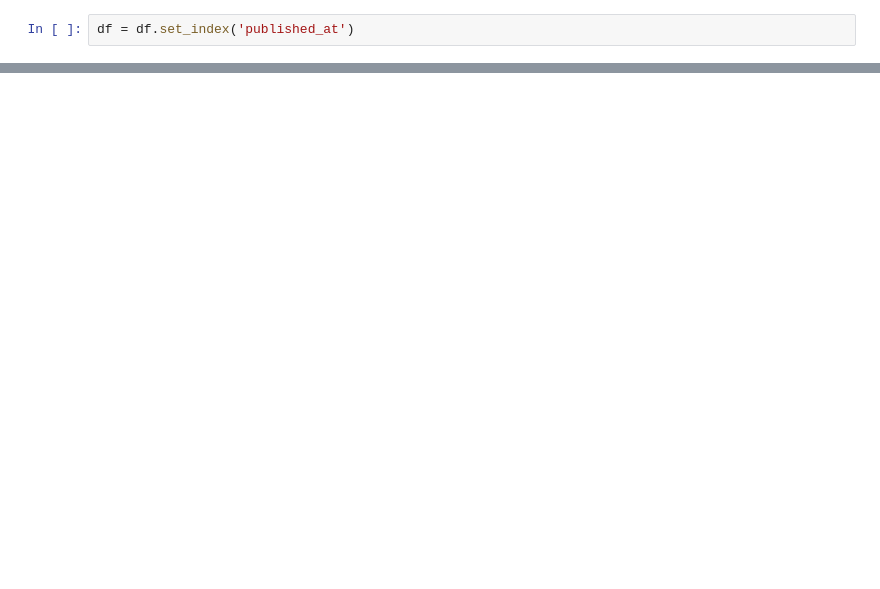
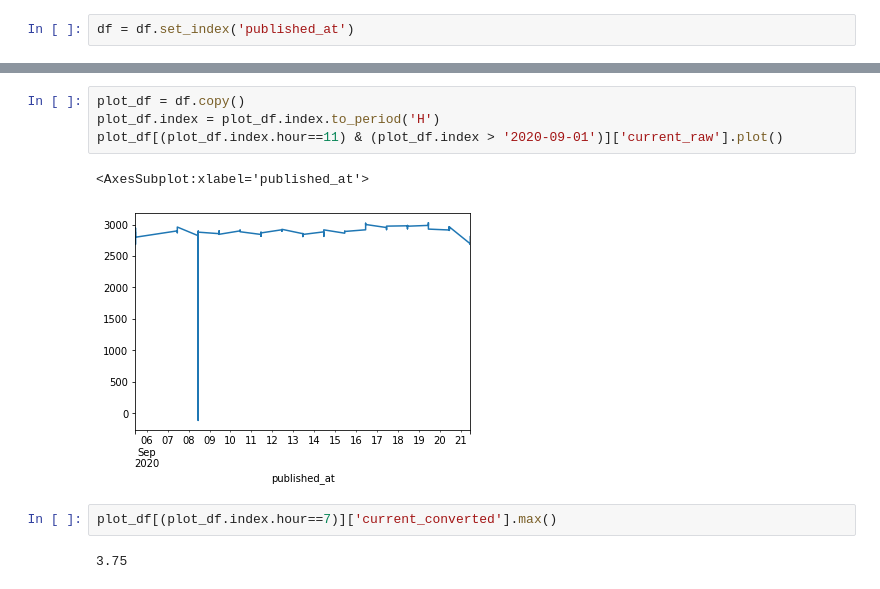
Before and after one commit to filipclaesson/solar_panels, a Jupyter notebook: solar.ipynb, the cells around one changed output, grey strips where cells are left out. Saved outputs shown, nothing was run; the diff lists cells and outputs as text; blank space fills up the shorter version.

```diff
--- a/solar.ipynb
+++ b/solar.ipynb
@@ -125,0 +206,11 @@ The epoch2num function was deprecated in Matplotlib 3.3 and will be removed two
+# %%
+plot_df = df.copy()
+plot_df.index = plot_df.index.to_period('H')
+plot_df[(plot_df.index.hour==11) & (plot_df.index > '2020-09-01')]['current_raw'].plot()
+# %% [output]
+<AxesSubplot:xlabel='published_at'>
+[figure, added]
+# %%
+plot_df[(plot_df.index.hour==7)]['current_converted'].max()
+# %% [output]
+3.75
```
Also changed, not shown: parts of 14 cells of this notebook, 1 other file.
